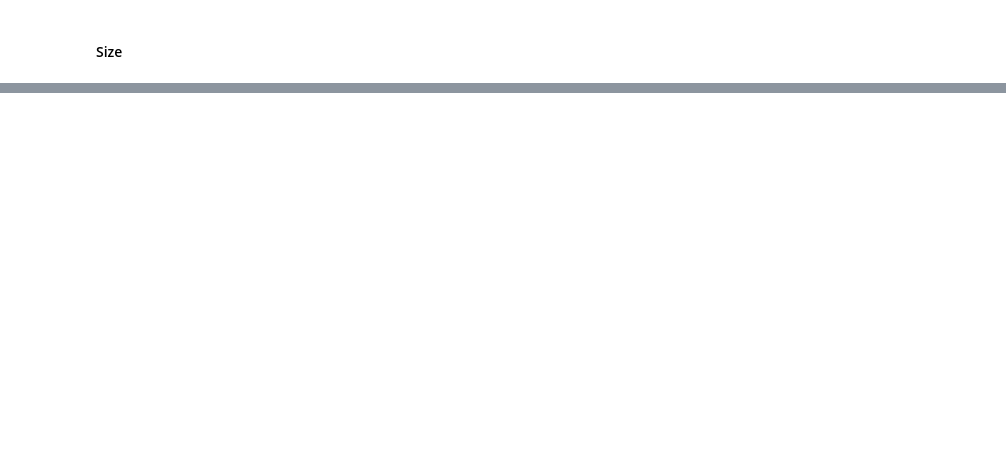
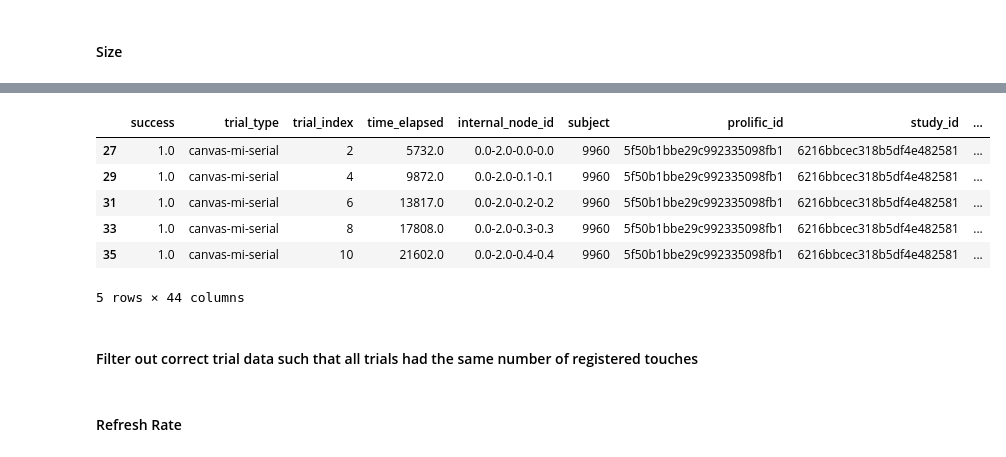
Before and after one commit to ClaraKuper/Manual_Inhibition_Online, a Jupyter notebook: analysis/Analysis_Manual_Inhibition.ipynb, the cells around one changed output, grey strips where cells are left out. Saved outputs shown, nothing was run; the diff lists cells and outputs as text; code cells hidden in the pictures; blank space fills up the shorter version.

```diff
--- a/analysis/Analysis_Manual_Inhibition.ipynb
+++ b/analysis/Analysis_Manual_Inhibition.ipynb
@@ -156,0 +192,6 @@ Performance differs by condition - with shift, performance is worse than without
+# %%
+# filter system information
+all_user_info = np.unique(question_data['userInfo'].dropna())
+get_device = lambda user_info: user_info.split('(')[1].split(')')[0].split('; ')[2]
+all_devices = [get_device(system) for system in all_user_info]
+all_devices = np.unique(all_devices)
@@ -180,0 +279,12 @@ question_data.groupby('prolific_id').describe()[['windowWidth', 'windowHeight']]
+# %%
+trial_data.head()
+# %% [output]
+|  | success | trial_type | trial_index | time_elapsed | internal_node_id | subject | prolific_id | study_id | ... |
+| 27 | 1.0 | canvas-mi-serial | 2 | 5732.0 | 0.0-2.0-0.0-0.0 | 9960 | 5f50b1bbe29c992335098fb1 | 6216bbcec318b5df4e482581 | ... |
+| 29 | 1.0 | canvas-mi-serial | 4 | 9872.0 | 0.0-2.0-0.1-0.1 | 9960 | 5f50b1bbe29c992335098fb1 | 6216bbcec318b5df4e482581 | ... |
+| 31 | 1.0 | canvas-mi-serial | 6 | 13817.0 | 0.0-2.0-0.2-0.2 | 9960 | 5f50b1bbe29c992335098fb1 | 6216bbcec318b5df4e482581 | ... |
+| 33 | 1.0 | canvas-mi-serial | 8 | 17808.0 | 0.0-2.0-0.3-0.3 | 9960 | 5f50b1bbe29c992335098fb1 | 6216bbcec318b5df4e482581 | ... |
+| 35 | 1.0 | canvas-mi-serial | 10 | 21602.0 | 0.0-2.0-0.4-0.4 | 9960 | 5f50b1bbe29c992335098fb1 | 6216bbcec318b5df4e482581 | ... |
+5 rows × 44 columns
+# %% [markdown]
+#### Filter out correct trial data such that all trials had the same number of registered touches
@@ -180,0 +293,2 @@ question_data.groupby('prolific_id').describe()[['windowWidth', 'windowHeight']]
+# %% [markdown]
+#### Refresh Rate
```
Also changed, not shown: parts of 90 cells of this notebook, 4 other files.
